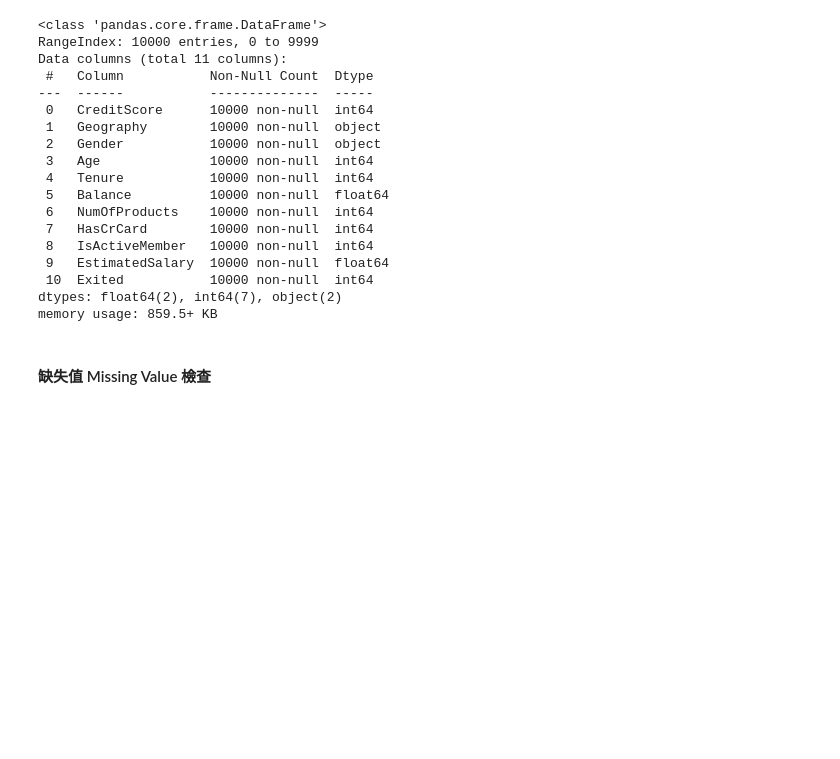
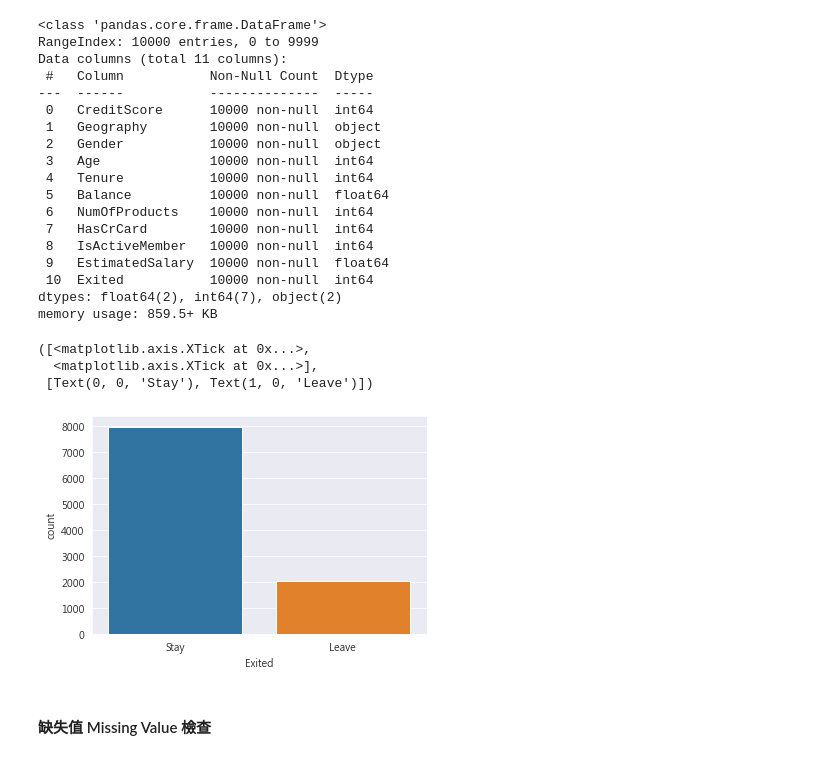
Before and after one commit to ALINYIWEN/Kaggle-Competitions, a Jupyter notebook: Bank Churn Predict.ipynb, the cells around one changed output. Drawn from its saved outputs; the diff is of its cells as text; code cells hidden in the pictures; blank space fills up the shorter version.

```diff
--- a/Bank Churn Predict.ipynb
+++ b/Bank Churn Predict.ipynb
@@ -108,6 +110,15 @@ Data columns (total 11 columns):
  10  Exited           10000 non-null  int64
 dtypes: float64(2), int64(7), object(2)
 memory usage: 859.5+ KB
+# %%
+# 觀察目標資料分布
+sns.countplot(dataset["Exited"])
+plt.xticks((0, 1), ["Stay", "Leave"])
+# %% [output]
+([<matplotlib.axis.XTick at 0x...>,
+  <matplotlib.axis.XTick at 0x...>],
+ [Text(0, 0, 'Stay'), Text(1, 0, 'Leave')])
+[figure, added]
 # %% [markdown]
 #### 缺失值 Missing Value 檢查
 # %%
```
Also changed, not shown: parts of 13 cells of this notebook.
